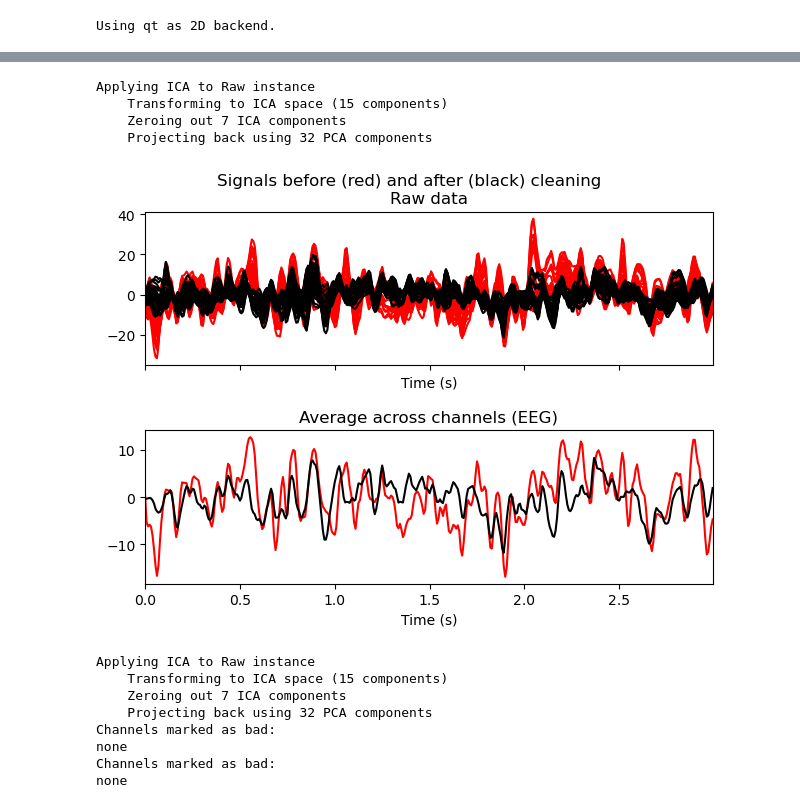
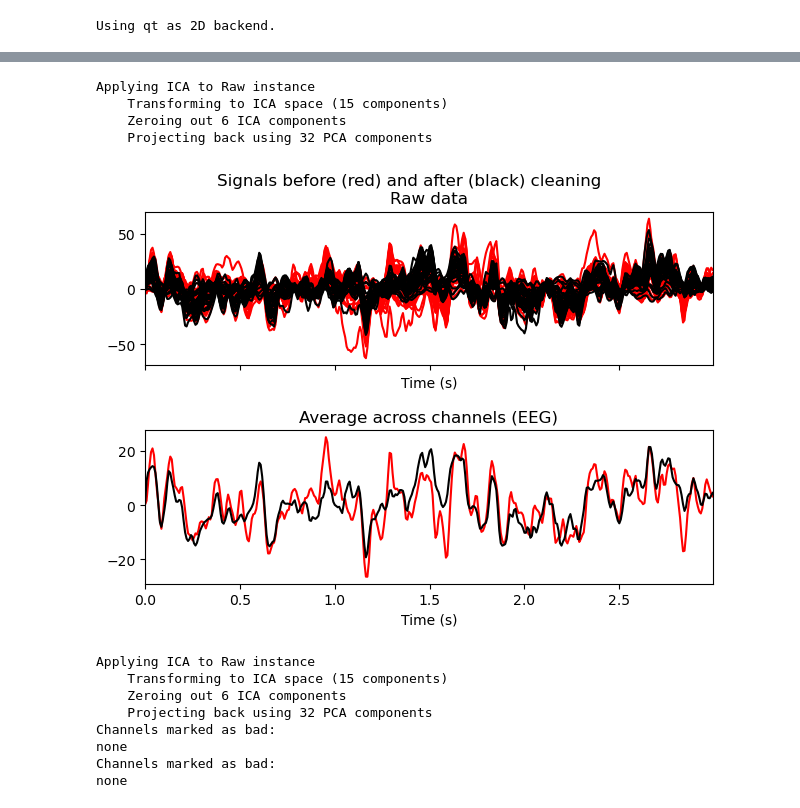
Before and after one commit to annejooyun/eeg_stress_detection, a Jupyter notebook: ICA round 2.ipynb, the cells around one changed output, grey strips where cells are left out. Cells and saved outputs as stored; diff of their text form; code cells hidden in the pictures.

```diff
--- a/ICA round 2.ipynb
+++ b/ICA round 2.ipynb
@@ -114,7 +114,7 @@ class Recording:
                     fig = data.plot(duration = 25, title=f'{title}', n_channels=self.n_channels, scalings=18, show_scrollbars=False)
                     fig.savefig(f'{self.root}/Figures/{title}.png')
 # %%
-test = Recording(data_type = 'Arithmetic', sub_nr = 27, trial_nr = 2)
+test = Recording(data_type = 'Arithmetic', sub_nr = 30, trial_nr = 1)
 # %% [output]
 Creating RawArray with float64 data, n_channels=32, n_times=3200
     Range : 0 ... 3199 =      0.000 ...    24.992 secs
@@ -137,21 +137,21 @@ Ready.
 # %%
 #test.plot_properties([6])
 # %%
-test.test_exclude([0,3,5,6,9,11,12])
+test.test_exclude([1,5,8,9,12,13])
 # %% [output]
 Applying ICA to Raw instance
     Transforming to ICA space (15 components)
-    Zeroing out 7 ICA components
+    Zeroing out 6 ICA components
     Projecting back using 32 PCA components
-[figure, old version]
+[figure, new version]
 # %%
-test.exclude_ICA([0,3,5,6,9,11,12])
+test.exclude_ICA([1,5,8,9,12,13])
 test.plot('raw')
 test.plot('reconstructed')
 # %% [output]
 Applying ICA to Raw instance
     Transforming to ICA space (15 components)
-    Zeroing out 7 ICA components
+    Zeroing out 6 ICA components
     Projecting back using 32 PCA components
 Channels marked as bad:
 none
```
Also changed, not shown: parts of 1 cell of this notebook, 8 other files.
